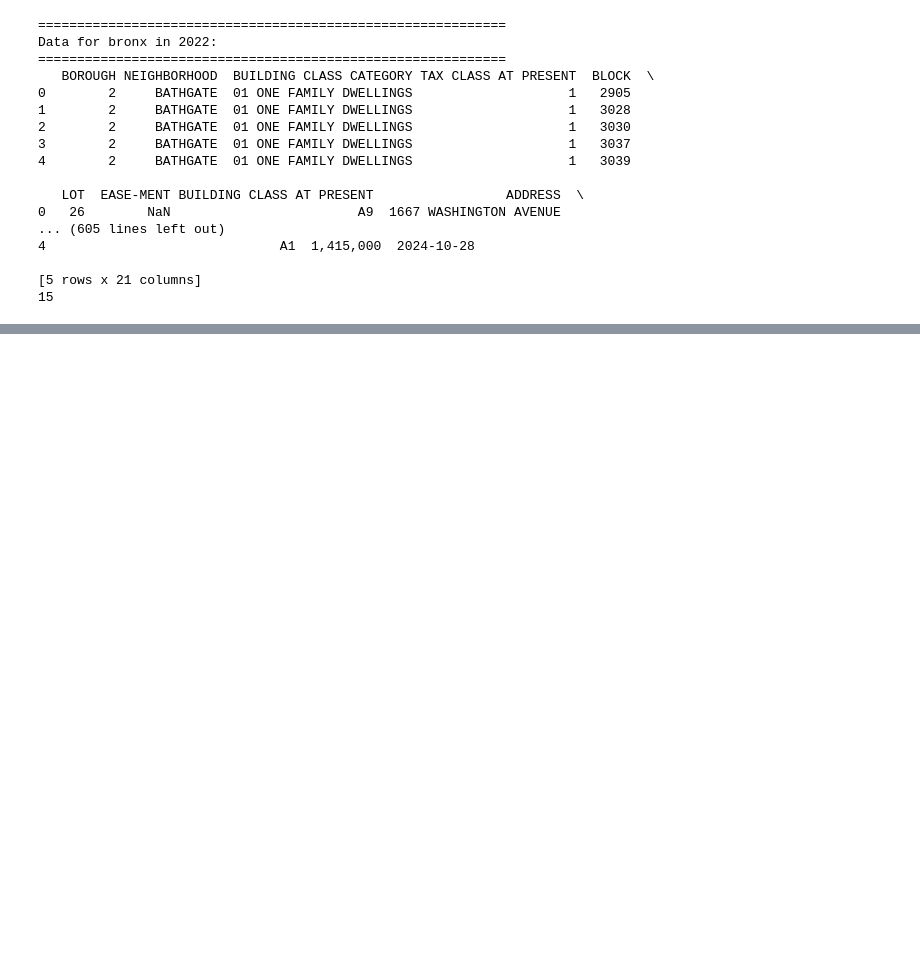
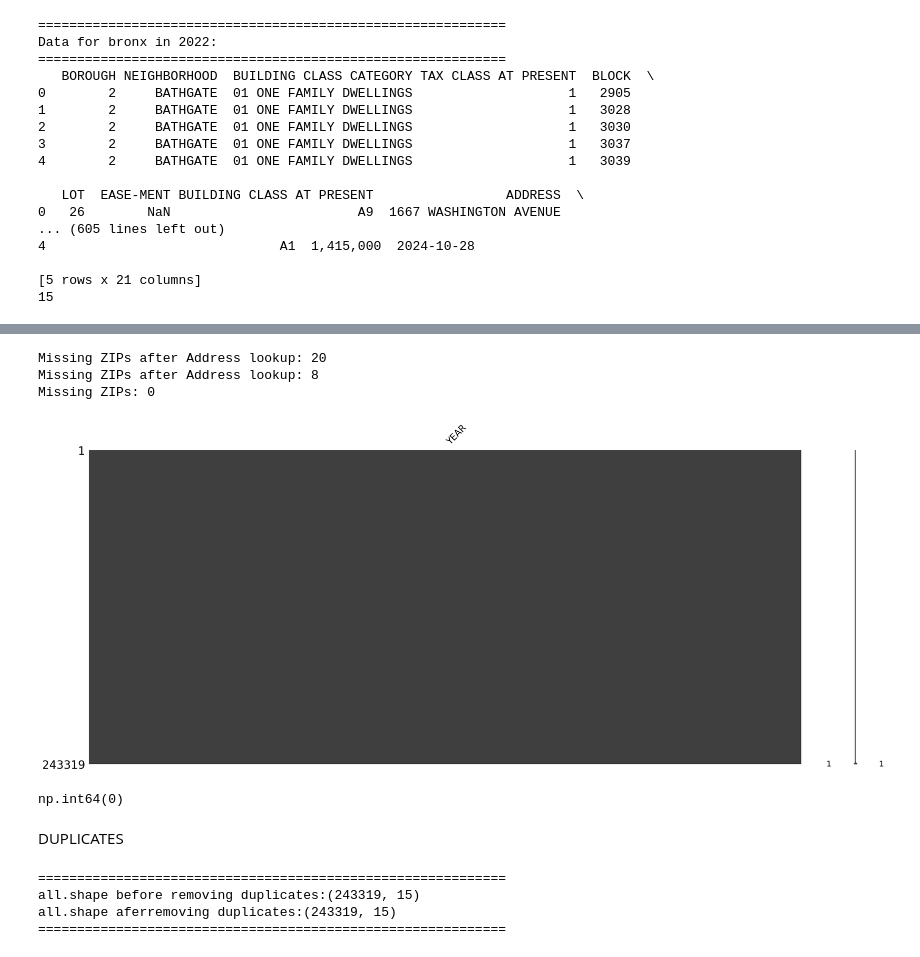
Before and after one commit to amandacao2/NYC-Property-Sales-, a Jupyter notebook: Data.ipynb, the cells around one changed output, grey strips where cells are left out. Cells and saved outputs as stored; diff of their text form; code cells hidden in the pictures; blank space fills up the shorter version.

Commit message:
prelim analysis and preprocessing

```diff
--- a/Data.ipynb
+++ b/Data.ipynb
@@ -39,0 +131,72 @@ Merging into one large CSV
+# %%
+#looks like easement columns are all NaN, verify
+all[['EASE-MENT']].isna().all()
+
+#an easement is a legal right allowing someone to use another person's property for a specific purpose,
+#like a utility company running lines under your land or a neighbor using your driveway for access, without owning it.
+#depending on the context of the goal of analysis, easements may not be relevant. In the cases that easement may be relevant
+#values may be calculated or roughly estimated via other features. For the purposes of this assignment, assuming it is best
+#to stick to more basic straight-forward features, and particularly in this case, since all values are NaN, drop these columns.
+
+#drop easement columns
+all = all.drop(['EASE-MENT'], axis=1)
+
+#furtheremore columns that are > 80% missing
+threshold = len(all) * 0.8
+all = all.dropna(thresh=threshold, axis=1)
+# %%
+
+#fill missing Year Built with the median year of its neighborhood
+all['YEAR BUILT'] = all.groupby('NEIGHBORHOOD')['YEAR BUILT'].transform(lambda x: x.fillna(x.median()))
+
+cols_with_missing = all.columns[all.isnull().any()].to_list()
+cols_with_missing.append('YEAR')
+
+#create a mapping of address to ZIP Code (dropping NaNs first)
+zip_lookup = all.dropna(subset=['ZIP CODE']).set_index('ADDRESS')['ZIP CODE'].to_dict()
+
+#fill missing ZIPs by looking up the address in our map
+all['ZIP CODE'] = all['ZIP CODE'].fillna(all['ADDRESS'].map(zip_lookup))
+
+#check how many are left
+print(f"Missing ZIPs after Address lookup: {all['ZIP CODE'].isna().sum()}")
+
+#drop remaining rows with missing ZIP CODE
+all.dropna(subset=['ZIP CODE'], inplace=True)
+
+#check how many are left
+print(f"Missing ZIPs: {all['ZIP CODE'].isna().sum()}")
+
+
+
+all.dropna(subset=['TAX CLASS AT PRESENT', 'BUILDING CLASS AT PRESENT'], inplace=True)
+
+cols_with_missing = all.columns[all.isnull().any()].to_list()
+cols_with_missing.append('YEAR')
+
+msno.matrix(all[cols_with_missing].sort_values('YEAR'))
+plt.show()
+
+all.isna().sum().sum()
+# %% [output]
+Missing ZIPs after Address lookup: 20
+Missing ZIPs after Address lookup: 8
+Missing ZIPs: 0
+[figure, added]
+np.int64(0)
+# %% [markdown]
+DUPLICATES
+# %%
+#to remove exact duplicate rows, use built in drop.duplicates function
+
+print("="*60)
+print(f"all.shape before removing duplicates:{all.shape}")
+all.drop_duplicates(inplace=True)
+print(f"all.shape aferremoving duplicates:{all.shape}")
+
+print("="*60)
+# %% [output]
+============================================================
+all.shape before removing duplicates:(243319, 15)
+all.shape aferremoving duplicates:(243319, 15)
+============================================================
```
Also changed, not shown: parts of 19 cells of this notebook, 5 other files.
